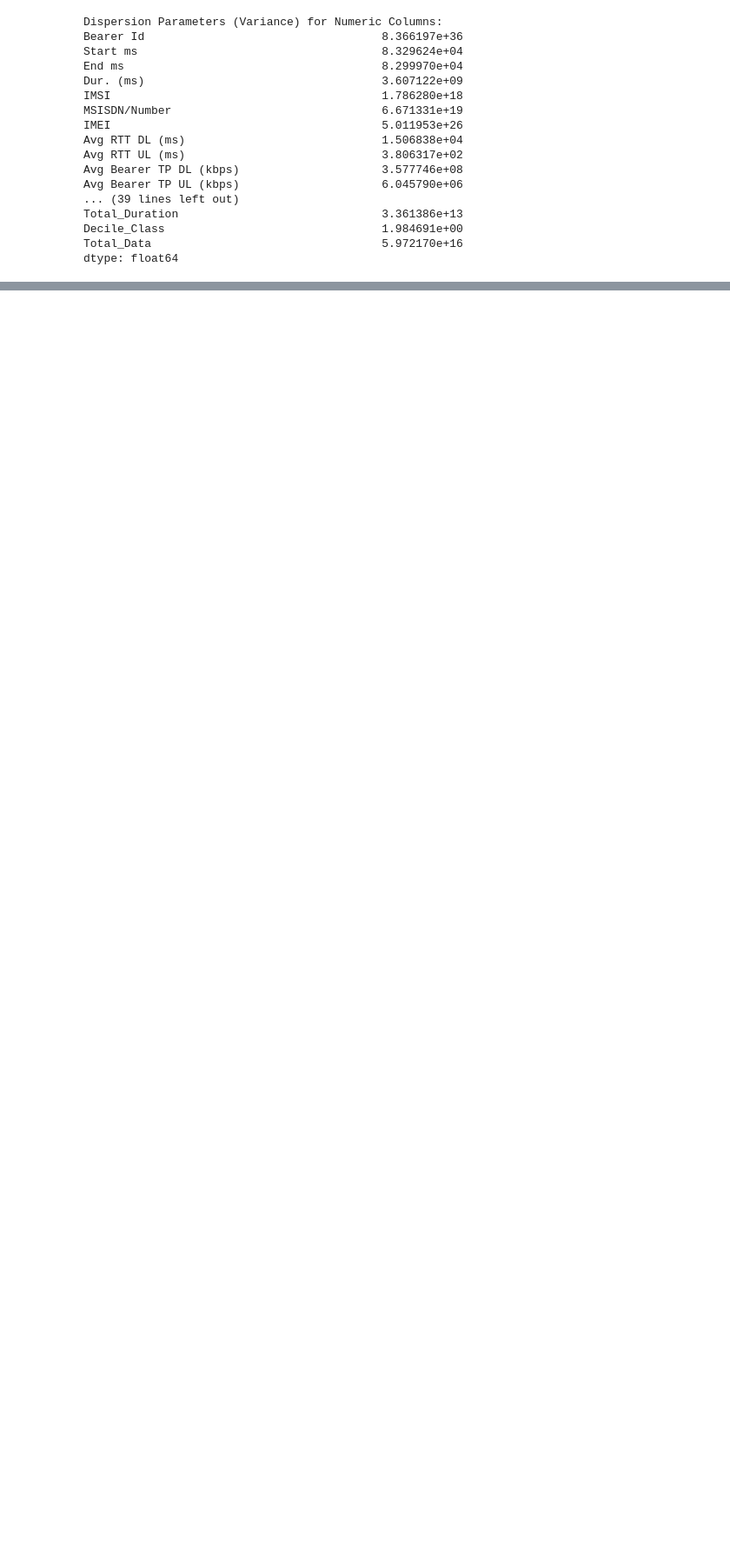
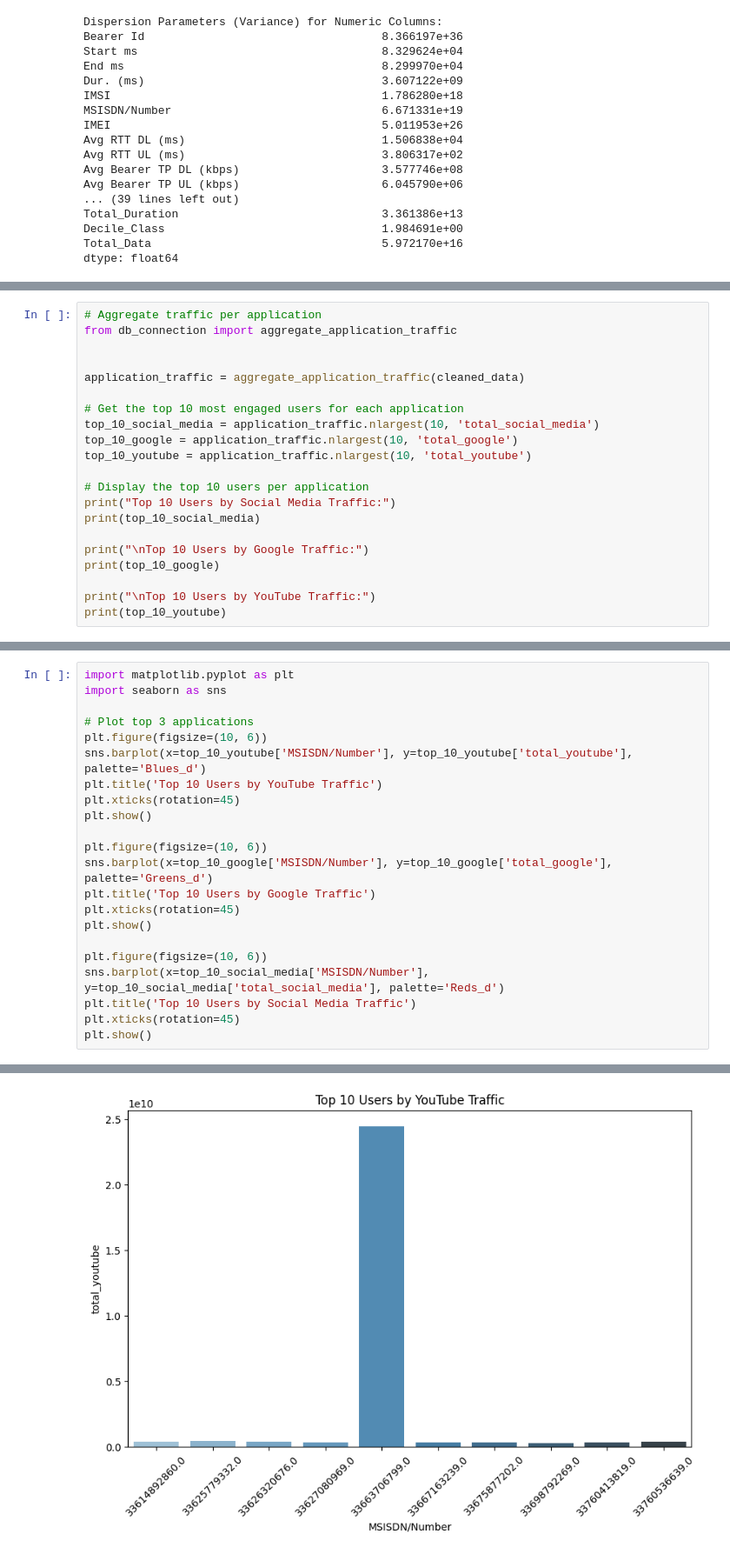
Before and after one commit to NaimaT15/TellCo-Telecom-Analysis, a Jupyter notebook: notebooks/tellco_telecom_anlysis.ipynb, the cells around one changed output, grey strips where cells are left out. Shown at 87% size. Cells and saved outputs as stored; diff of their text form; blank space fills up the shorter version.

```diff
--- a/notebooks/db_connection.ipynb
+++ b/notebooks/tellco_telecom_anlysis.ipynb
@@ -452,0 +638,21 @@ Explained Variance by Component: [0.16842272 0.1673859 ]
+# %%
+# Aggregate traffic per application
+from db_connection import aggregate_application_traffic
+
+
+application_traffic = aggregate_application_traffic(cleaned_data)
+
+# Get the top 10 most engaged users for each application
+top_10_social_media = application_traffic.nlargest(10, 'total_social_media')
+top_10_google = application_traffic.nlargest(10, 'total_google')
+top_10_youtube = application_traffic.nlargest(10, 'total_youtube')
+
+# Display the top 10 users per application
+print("Top 10 Users by Social Media Traffic:")
+print(top_10_social_media)
+
+print("\nTop 10 Users by Google Traffic:")
+print(top_10_google)
+
+print("\nTop 10 Users by YouTube Traffic:")
+print(top_10_youtube)
@@ -452,0 +677,23 @@ Explained Variance by Component: [0.16842272 0.1673859 ]
+# %%
+import matplotlib.pyplot as plt
+import seaborn as sns
+
+# Plot top 3 applications
+plt.figure(figsize=(10, 6))
+sns.barplot(x=top_10_youtube['MSISDN/Number'], y=top_10_youtube['total_youtube'], palette='Blues_d')
+plt.title('Top 10 Users by YouTube Traffic')
+plt.xticks(rotation=45)
+plt.show()
+
+plt.figure(figsize=(10, 6))
+sns.barplot(x=top_10_google['MSISDN/Number'], y=top_10_google['total_google'], palette='Greens_d')
+plt.title('Top 10 Users by Google Traffic')
+plt.xticks(rotation=45)
+plt.show()
+
+plt.figure(figsize=(10, 6))
+sns.barplot(x=top_10_social_media['MSISDN/Number'], y=top_10_social_media['total_social_media'], palette='Reds_d')
+plt.title('Top 10 Users by Social Media Traffic')
+plt.xticks(rotation=45)
+plt.show()
+# %% [output]
@@ -452,0 +703 @@ Explained Variance by Component: [0.16842272 0.1673859 ]
+[figure, added]
```
Also changed, not shown: parts of 11 cells of this notebook, 2 other files.
